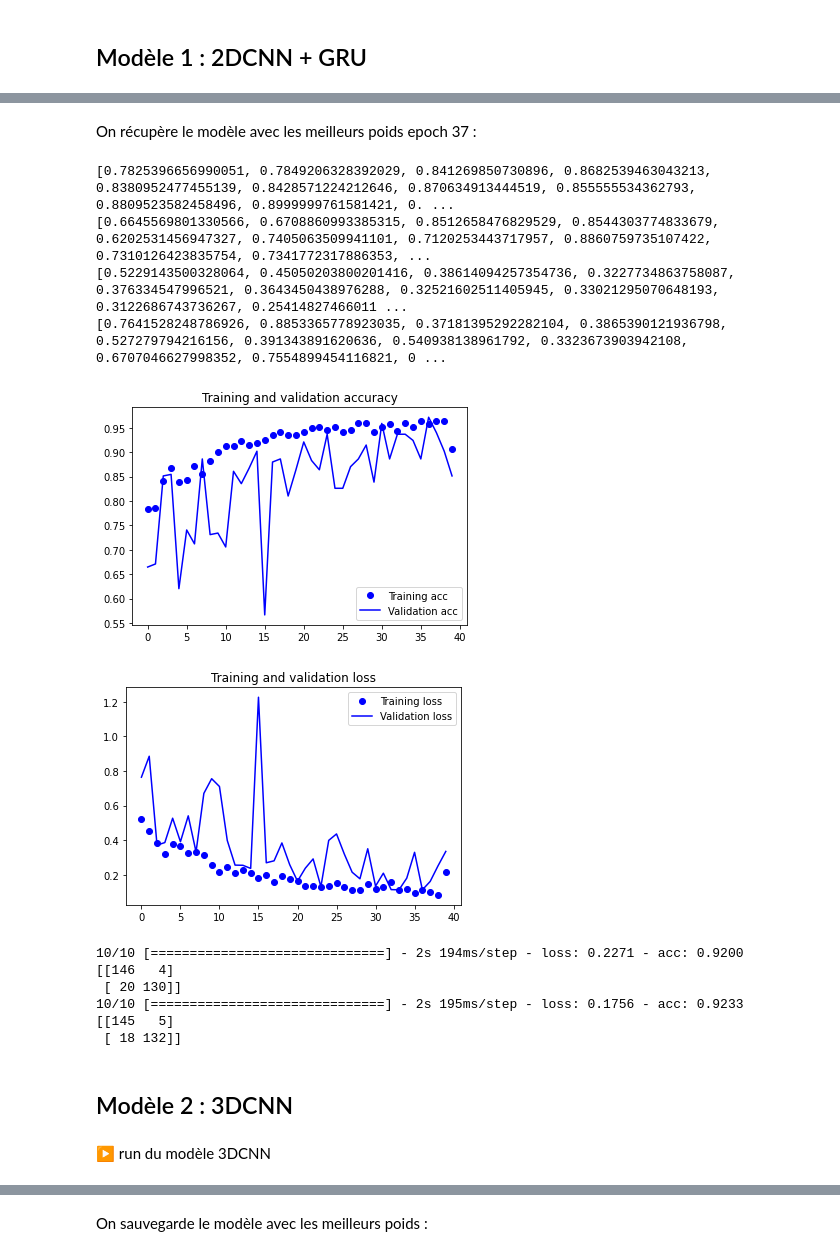
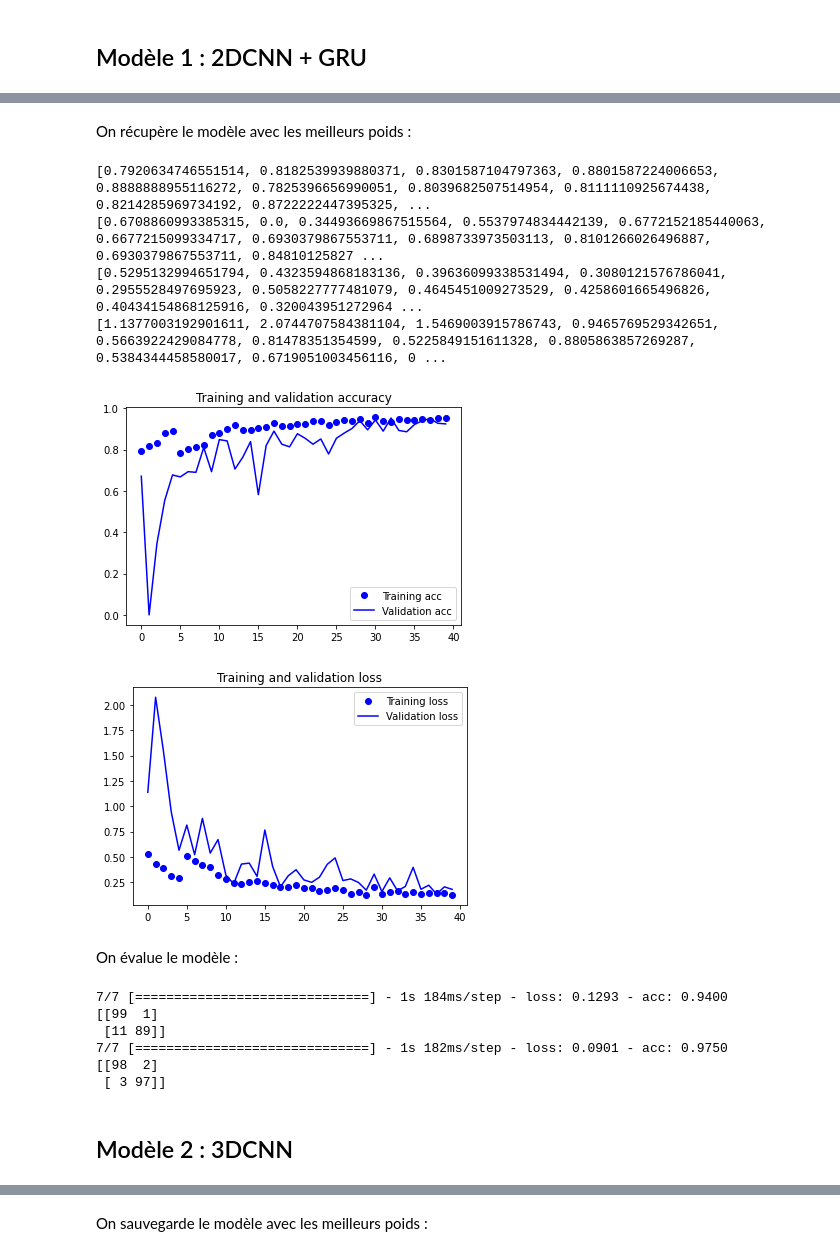
Before and after one commit to quent1fvr/Infection_pulmonaire, a Jupyter notebook: model.ipynb, the cells around one changed output, grey strips where cells are left out. Saved outputs shown, nothing was run; the diff lists cells and outputs as text; code cells hidden in the pictures.

```diff
--- a/model.ipynb
+++ b/model.ipynb
@@ -256,17 +254,17 @@ my_callbacks = [
         patience = 15,
         verbose = 1,
         restore_best_weights = True),
-    tensorflow.keras.callbacks.ModelCheckpoint(filepath='/tmp/myModel2D.h5')
+    tensorflow.keras.callbacks.ModelCheckpoint(filepath='/tmp/model_2DCNNGRU.h5')
 ]
 # %%
-model2D = action_model2D(INSHAPE, nbout=1)
+model_2DCNNGRU = action_model_2DCNNGRU(INSHAPE, nbout=1)
 optimizer = tensorflow.keras.optimizers.Adam(0.001)
-model2D.compile(
+model_2DCNNGRU.compile(
     optimizer,
     'binary_crossentropy',
     metrics=['acc']
 )
 # %%
-model2D.fit(Data, Y, epochs=EPOCH, validation_split=0.2, batch_size=BS, callbacks=my_callbacks)
+model_2DCNNGRU.fit(Data, Y, epochs=EPOCH, validation_split=0.2, batch_size=BS, callbacks=my_callbacks)
 # %% [output]
 Epoch 1/40
@@ -289,28 +287,28 @@ Epoch 40/40
 <keras.callbacks.History at 0x...>
 # %% [markdown]
-On récupère le modèle avec les meilleurs poids epoch 37 :
+On récupère le modèle avec les meilleurs poids :
 # %%
-model2D_saved = model2D.load_weights("/tmp/myModel2D.h5")
+model_2DCNNGRU_saved = model_2DCNNGRU.load_weights("/tmp/model_2DCNNGRU.h5")
 # %%
-visualisation(model2D)
+visualisation(model_2DCNNGRU)
 # %% [output]
-[0.7825396656990051, 0.7849206328392029, 0.841269850730896, 0.8682539463043213, 0.8380952477455139, 0.8428571224212646, 0.870634913444519, 0.855555534362793, 0.8809523582458496, 0.8999999761581421, 0. ...
-[0.6645569801330566, 0.6708860993385315, 0.8512658476829529, 0.8544303774833679, 0.6202531456947327, 0.7405063509941101, 0.7120253443717957, 0.8860759735107422, 0.7310126423835754, 0.7341772317886353, ...
-[0.5229143500328064, 0.45050203800201416, 0.38614094257354736, 0.3227734863758087, 0.376334547996521, 0.3643450438976288, 0.32521602511405945, 0.33021295070648193, 0.3122686743736267, 0.25414827466011 ...
-[0.7641528248786926, 0.8853365778923035, 0.37181395292282104, 0.3865390121936798, 0.527279794216156, 0.391343891620636, 0.540938138961792, 0.3323673903942108, 0.6707046627998352, 0.7554899454116821, 0 ...
+[0.7920634746551514, 0.8182539939880371, 0.8301587104797363, 0.8801587224006653, 0.8888888955116272, 0.7825396656990051, 0.8039682507514954, 0.8111110925674438, 0.8214285969734192, 0.8722222447395325, ...
+[0.6708860993385315, 0.0, 0.34493669867515564, 0.5537974834442139, 0.6772152185440063, 0.6677215099334717, 0.6930379867553711, 0.6898733973503113, 0.8101266026496887, 0.6930379867553711, 0.84810125827 ...
+[0.5295132994651794, 0.4323594868183136, 0.39636099338531494, 0.3080121576786041, 0.2955528497695923, 0.5058227777481079, 0.4645451009273529, 0.4258601665496826, 0.40434154868125916, 0.320043951272964 ...
+[1.1377003192901611, 2.0744707584381104, 1.5469003915786743, 0.9465769529342651, 0.5663922429084778, 0.81478351354599, 0.5225849151611328, 0.8805863857269287, 0.5384344458580017, 0.6719051003456116, 0 ...
-[figure, old version]
+[figure, new version]
-[figure, old version]
+[figure, new version]
+# %% [markdown]
+On évalue le modèle :
 # %%
-evaluation(150, 2, model2D)
+evaluation(100, 2, model_2DCNNGRU)
 # %% [output]
-10/10 [==============================] - 2s 194ms/step - loss: 0.2271 - acc: 0.9200
-[[146   4]
- [ 20 130]]
-10/10 [==============================] - 2s 195ms/step - loss: 0.1756 - acc: 0.9233
-[[145   5]
- [ 18 132]]
+7/7 [==============================] - 1s 184ms/step - loss: 0.1293 - acc: 0.9400
+[[99  1]
+ [11 89]]
+7/7 [==============================] - 1s 182ms/step - loss: 0.0901 - acc: 0.9750
+[[98  2]
+ [ 3 97]]
 # %% [markdown]
 ## Modèle 2 : 3DCNN
-# %% [markdown]
-▶ run du modèle 3DCNN
 # %%
```
Also changed, not shown: parts of 24 cells of this notebook.
